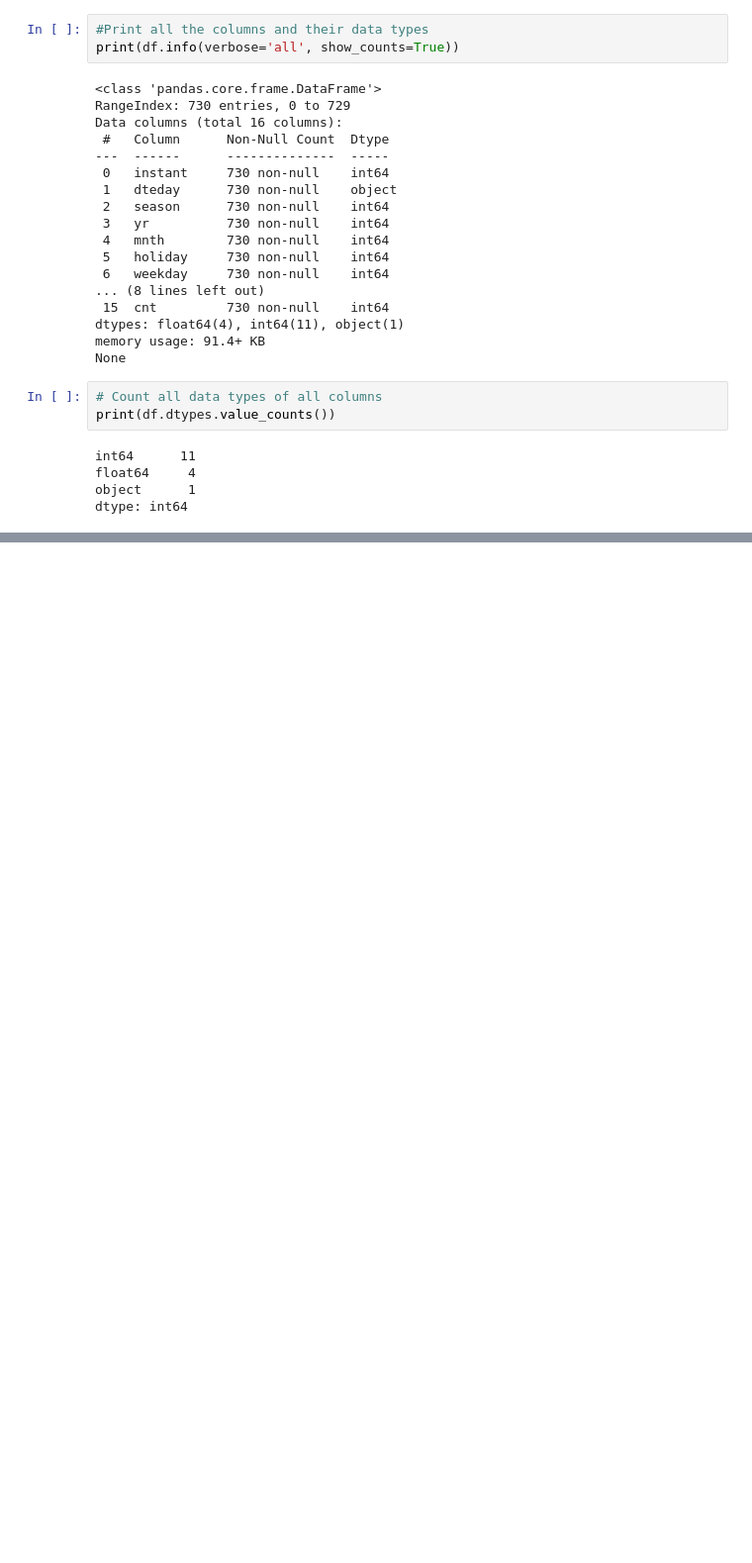
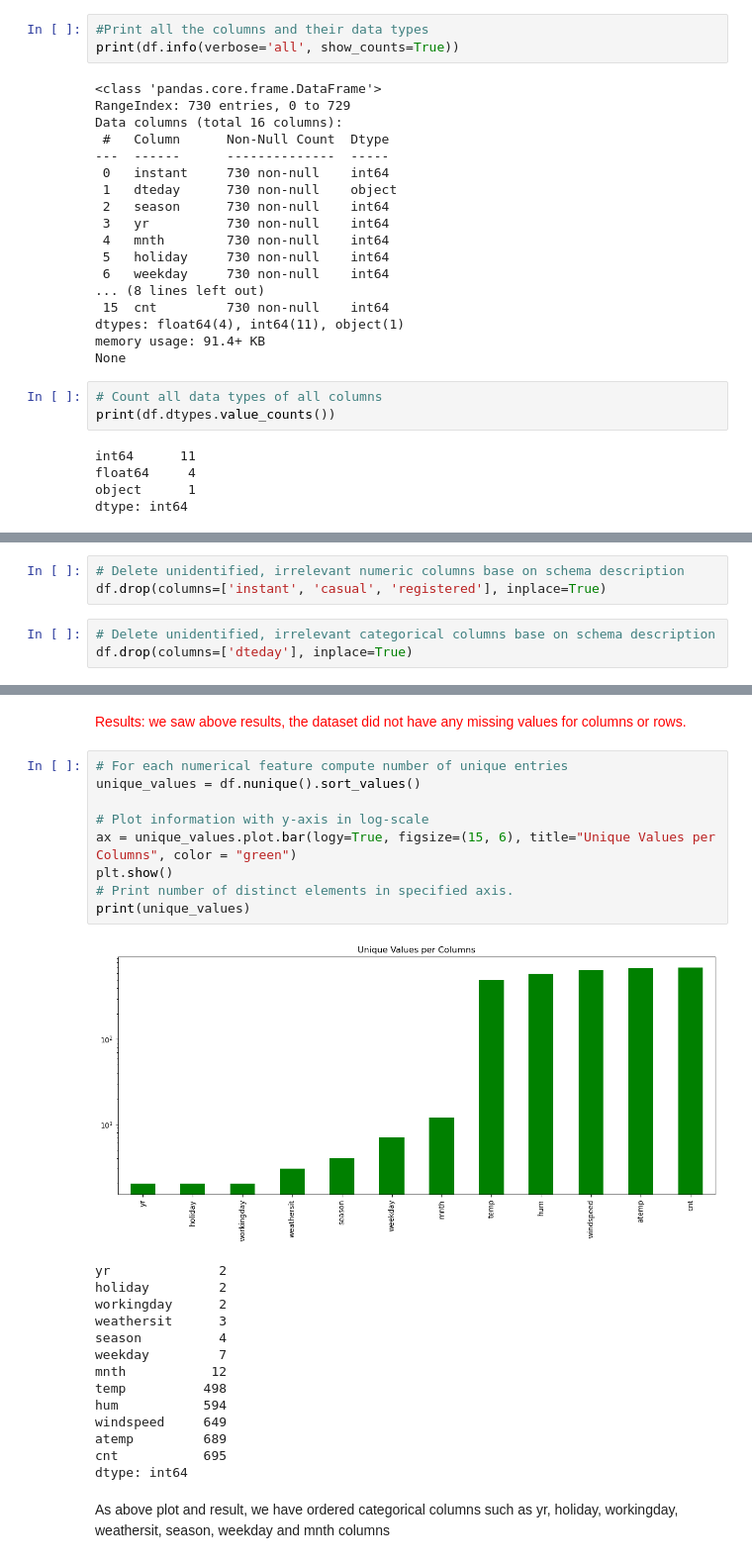
Before and after one commit to troytruong/BikeSharingAssignment, a Jupyter notebook: Truong_Nguyen_Manh.ipynb, the cells around one changed output, grey strips where cells are left out. Shown at 99% size. Drawn from its saved outputs; the diff is of its cells as text; blank space fills up the shorter version.

```diff
--- a/Truong_Nguyen_Manh.ipynb
+++ b/Truong_Nguyen_Manh.ipynb
@@ -52 +128,7 @@ dtype: int64
+# %%
+# Delete unidentified, irrelevant numeric columns base on schema description
+df.drop(columns=['instant', 'casual', 'registered'], inplace=True)
+# %%
+# Delete unidentified, irrelevant categorical columns base on schema description
+df.drop(columns=['dteday'], inplace=True)
 # %%
@@ -84,0 +173,28 @@ dtype: int64
+# %% [markdown]
+<font color=red>Results: we saw above results, the dataset did not have any missing values for columns or rows.</font>
+# %%
+# For each numerical feature compute number of unique entries
+unique_values = df.nunique().sort_values()
+
+# Plot information with y-axis in log-scale
+ax = unique_values.plot.bar(logy=True, figsize=(15, 6), title="Unique Values per Columns", color = "green")
+plt.show()
+# Print number of distinct elements in specified axis.
+print(unique_values)
+# %% [output]
+[figure, added]
+yr              2
+holiday         2
+workingday      2
+weathersit      3
+season          4
+weekday         7
+mnth           12
+temp          498
+hum           594
+windspeed     649
+atemp         689
+cnt           695
+dtype: int64
+# %% [markdown]
+As above plot and result, we have ordered categorical columns such as yr, holiday, workingday, weathersit, season, weekday and mnth columns
```
Also changed, not shown: parts of 116 cells of this notebook, 2 other files.
